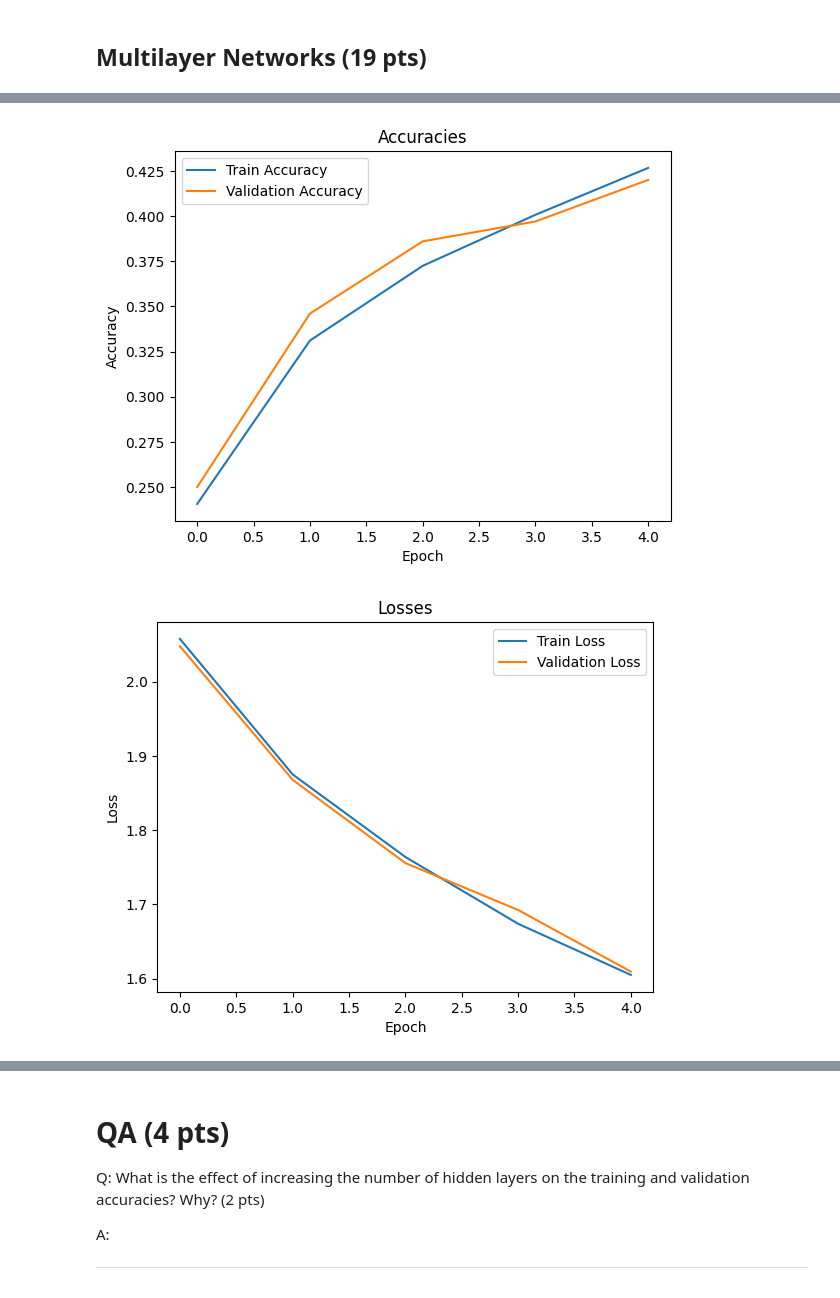
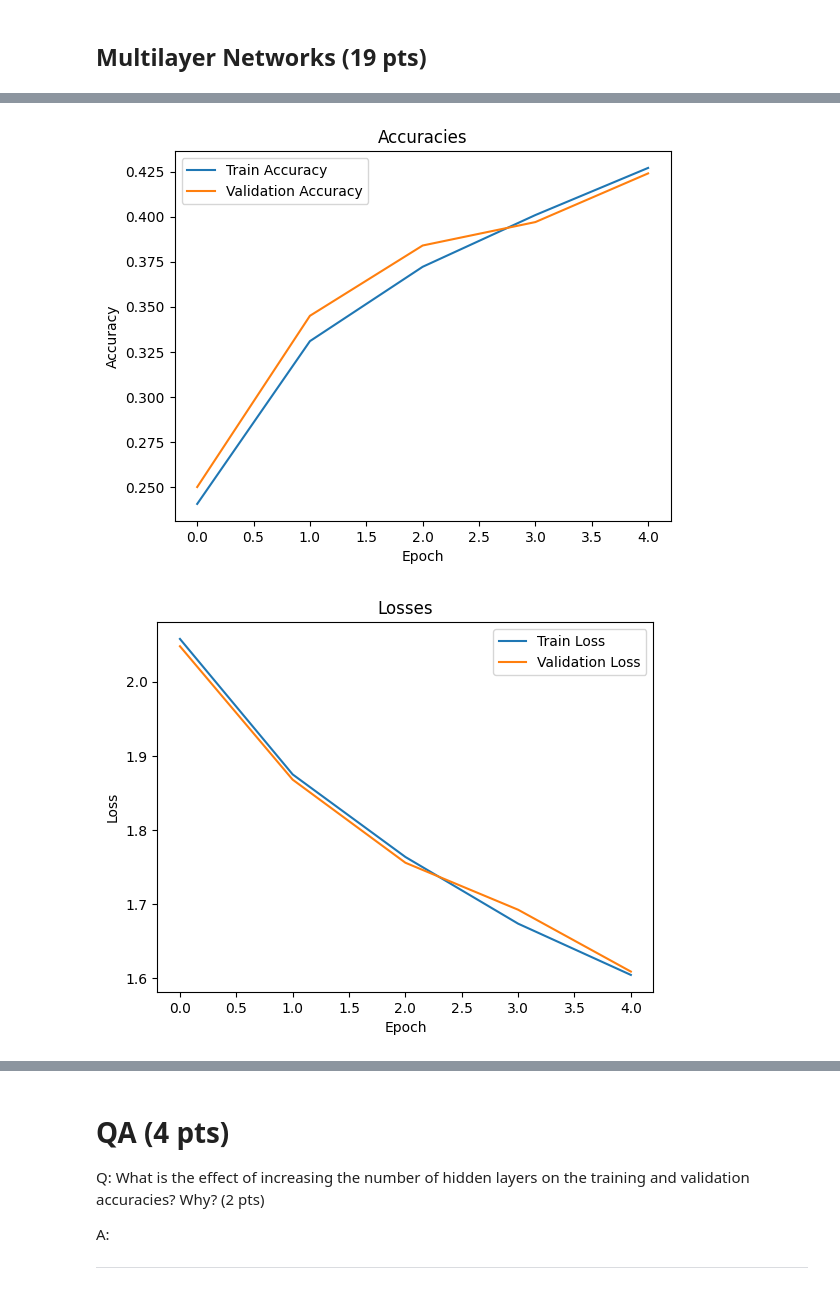
Before and after one commit to Tollgaermis/comp411-assignments, a Jupyter notebook: hw1/hw1.ipynb, the cells around one changed output, grey strips where cells are left out. Cells and saved outputs as stored; diff of their text form; code cells hidden in the pictures.

```diff
--- a/hw1/hw1.ipynb
+++ b/hw1/hw1.ipynb
@@ -656,17 +683,56 @@ class MultiLayerNN(nn.Module):
     def __init__(self, input_size, hidden_size, output_size, hidden_layer_num=2):
         super().__init__()
         # === Your Code Here (3 pts) ===
+        self.in_layer = nn.Linear(input_size, hidden_size)
+        self.hidden_layers = nn.ModuleList()
+        for i in range(hidden_layer_num):
+            hid_layer = nn.Linear(hidden_size, hidden_size)
+            self.hidden_layers.append(hid_layer)
+        self.out_layer = nn.Linear(hidden_size, output_size)
 
         # === === ===
 
     def forward(self, x):
         # === Your Code Here (3 pts) ===
-
+        x = x.reshape(x.shape[0], -1)
+        x = nn.functional.relu(self.in_layer(x))
+        for i, hid_layer in enumerate(self.hidden_layers):
+            x = nn.functional.relu(hid_layer(x))
+        x = self.out_layer(x)
+        return x
         # === === ===
 
 def check_accuracy_and_loss(loader, model):
     # === Your Code Here (1 pts) ===
+    acc = 0
+    total_loss = 0
+    num_correct = 0
+    num_samples = 0
+    num_batches = len(loader)
+    model.eval()
+    loss_fn = nn.CrossEntropyLoss()
 
+    with torch.no_grad():
+        # Loop through the data
+        for x, y in loader:
+
+            # Get to correct shape
+            #x = x.reshape(x.shape[0], -1)
+
+            # Forward pass
+            scores = model(x)
+            _, predictions = scores.max(1)
+            total_loss += loss_fn(scores, y).item()
+
+            # Check how many we got correct
+            num_correct += (predictions == y).sum()
+
+            # Keep track of number of samples
+            num_samples += predictions.size(0)
+
+    model.train()
+    acc = num_correct / num_samples
+    total_loss /= num_batches
     # === === ===
 
     return acc, total_loss
@@ -688,7 +754,25 @@ val_losses = []
 
 for epoch in range(num_epochs):
     # === Your Code Here (1 pts) ===
+    model.train()
+    for batch, (X, y) in enumerate(loader_train):
+        # Compute prediction and loss
+        pred = model(X)
+        loss = criterion(pred, y)
 
+        # Backpropagation
+        loss.backward()
+        optimizer.step()
+        optimizer.zero_grad()
+
+    acc, loss = check_accuracy_and_loss(loader=loader_train, model=model)
+    train_accs.append(acc)
+    train_losses.append(loss)
+    print(f"Epoch {epoch + 1}/{num_epochs}: Train Acc: {acc:.4f}, Train Loss: {loss / len(loader_train):.4f}")
+    acc, loss = check_accuracy_and_loss(loader=loader_val, model=model)
+    val_accs.append(acc)
+    val_losses.append(loss)
+    print(f"Epoch {epoch + 1}/{num_epochs}: Val Acc: {acc:.4f}, Val Loss: {loss:.4f}")
     # === === ===
 
 
@@ -711,4 +805,4 @@ plt.show()
-[figure, old version]
+[figure, new version]
 [figure]
 # %%
 # TODO: Change the number of hidden layers to values between 1, 2, and 3, train them for 5 epochs
```
Also changed, not shown: parts of 12 cells of this notebook.
